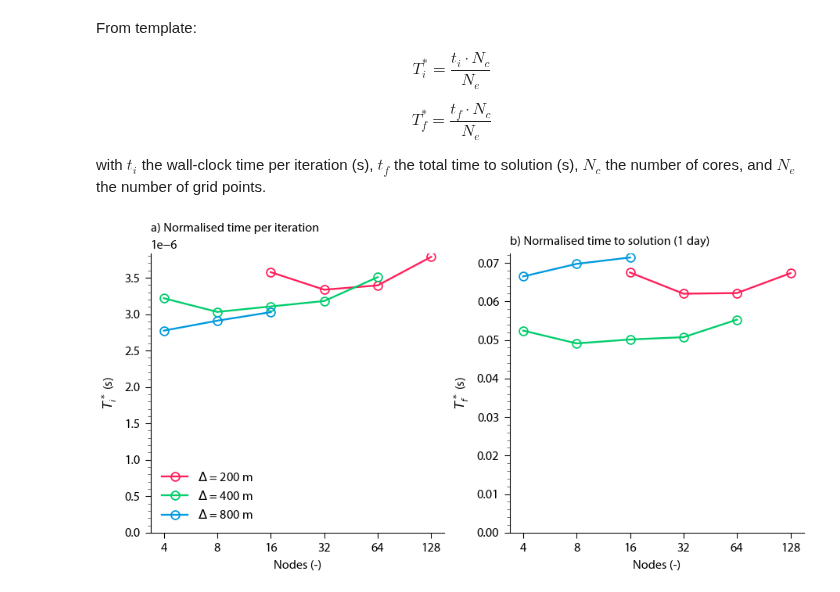
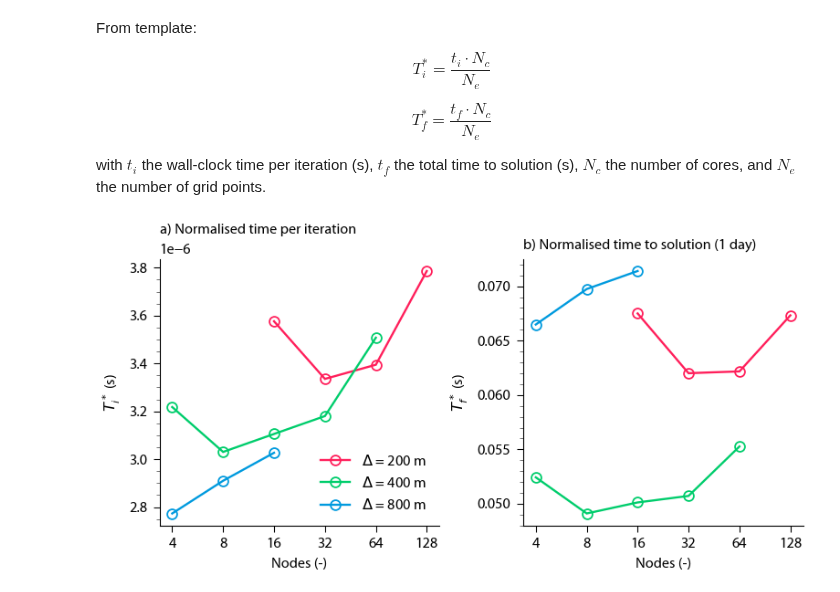
Before and after one commit to bartvstratum/projects_maq, a Jupyter notebook: 2026_connecting_the_clouds/lumi_proposal/scaling_lumi.ipynb, the cells around one changed output. Cells and saved outputs as stored; diff of their text form; code cells hidden in the pictures.

```diff
--- a/2026_connecting_the_clouds/lumi_proposal/scaling_lumi.ipynb
+++ b/2026_connecting_the_clouds/lumi_proposal/scaling_lumi.ipynb
@@ -360,33 +360,33 @@ with $t_i$ the wall-clock time per iteration (s), $t_f$ the total time to soluti
 $N_c$ the number of cores, and $N_e$ the number of grid points.
 # %%
 
-plt.figure(figsize=(7, 3.5), layout='constrained')
+plt.figure(figsize=(6, 3), layout='constrained')
 ax=plt.subplot(121)
 plt.title('a) Normalised time per iteration', loc='left')
 plt.plot(case.r200.nodes, case.r200.ti, '-o', mfc='none', label=r'$\Delta$ = 200 m')
 plt.plot(case.r400.nodes, case.r400.ti, '-o', mfc='none', label=r'$\Delta$ = 400 m')
 plt.plot(case.r800.nodes, case.r800.ti, '-o', mfc='none', label=r'$\Delta$ = 800 m')
-ax.set_ylim(bottom=0)
+#ax.set_ylim(bottom=0)
 ax.set_xscale('log', base=2)
 ax.xaxis.set_major_formatter(mticker.ScalarFormatter())
 ax.set_xticks([4, 8, 16, 32, 64, 128])
 plt.ylabel(r'$T_i^*$ (s)')
 plt.xlabel('Nodes (-)')
 plt.legend()
 
 ax=plt.subplot(122)
 plt.title('b) Normalised time to solution (1 day)', loc='left')
 plt.plot(case.r200.nodes, case.r200.tf, '-o', mfc='none')
 plt.plot(case.r400.nodes, case.r400.tf, '-o', mfc='none')
 plt.plot(case.r800.nodes, case.r800.tf, '-o', mfc='none')
-ax.set_ylim(bottom=0)
+#ax.set_ylim(bottom=0)
 ax.set_xscale('log', base=2)
 ax.xaxis.set_major_formatter(mticker.ScalarFormatter())
 ax.set_xticks([4, 8, 16, 32, 64, 128])
 plt.ylabel(r'$T_f^*$ (s)')
 plt.xlabel('Nodes (-)')
 
 plt.savefig('time_to_solution.png')
 plt.savefig('time_to_solution.pdf')
 # %% [output]
-[figure, old version]
+[figure, new version]
```
Also changed, not shown: parts of 3 cells of this notebook, 8 other files.
